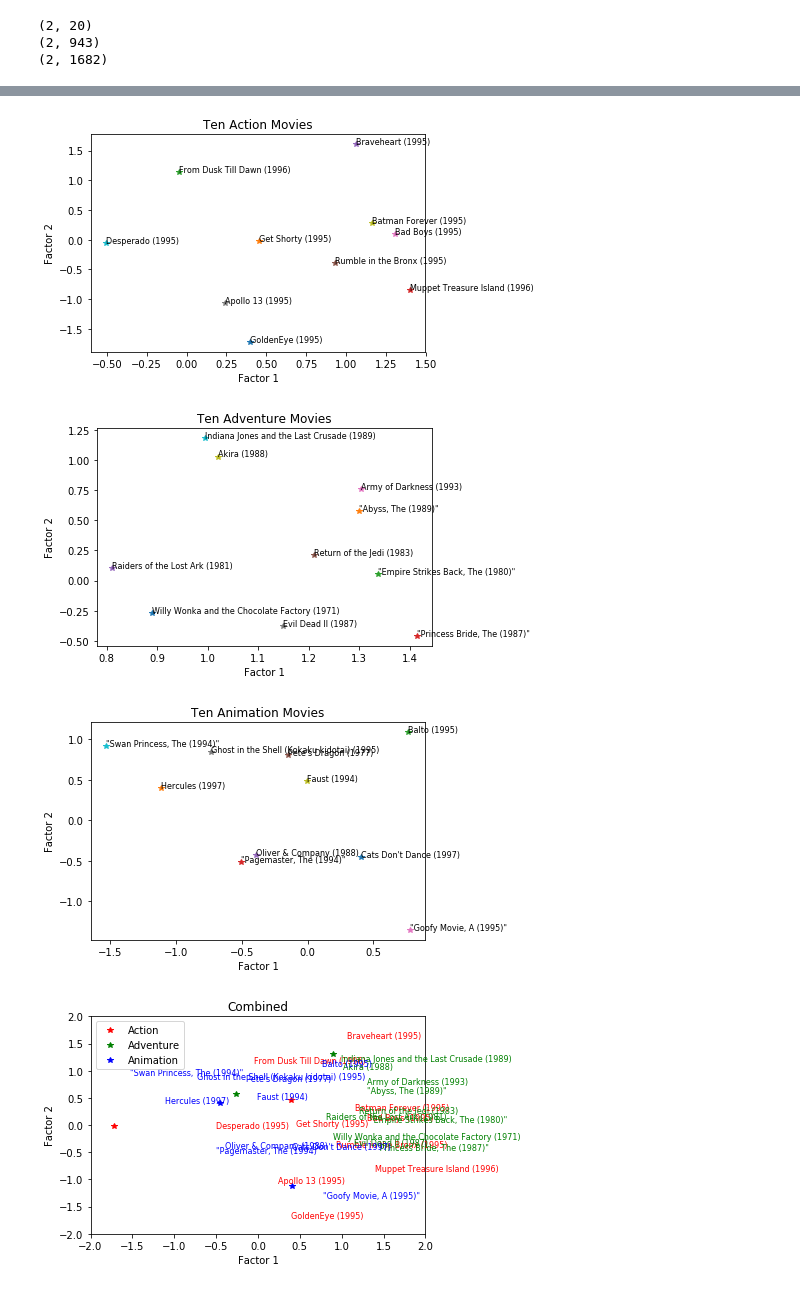
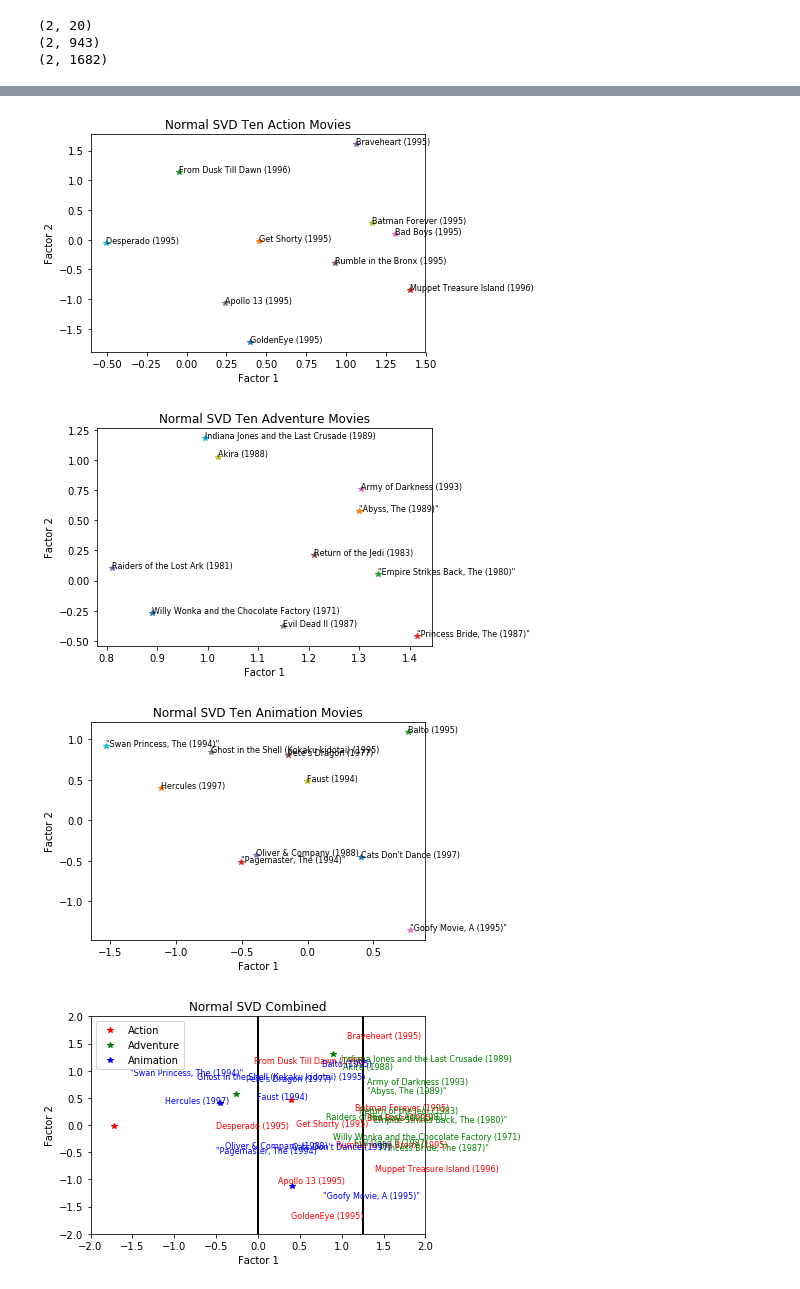
Before and after one commit to k77frank/MovieLens, a Jupyter notebook: Visualize 1.ipynb, the cells around one changed output, grey strips where cells are left out. Saved outputs shown, nothing was run; the diff lists cells and outputs as text; code cells hidden in the pictures.

```diff
--- a/Visualize 1.ipynb
+++ b/Visualize 1.ipynb
@@ -236,44 +239,46 @@ for i in range(len(action_data)):
     plt.annotate(action_names[i], (action_data[i][0], action_data[i][1]), fontsize=8)
 plt.xlabel('Factor 1')
 plt.ylabel('Factor 2')
-plt.title('Ten Action Movies')
+plt.title('Normal SVD Ten Action Movies')
 plt.show()
 for i in range(len(adventure_data)):
     plt.plot(adventure_data[i][0], adventure_data[i][1], '*')
     plt.annotate(adventure_names[i], (adventure_data[i][0], adventure_data[i][1]), fontsize=8)
 plt.xlabel('Factor 1')
 plt.ylabel('Factor 2')
-plt.title('Ten Adventure Movies')
+plt.title('Normal SVD Ten Adventure Movies')
 plt.show()
 for i in range(len(animation_data)):
     plt.plot(animation_data[i][0], animation_data[i][1], '*')
     plt.annotate(animation_names[i], (animation_data[i][0], animation_data[i][1]), fontsize=8)
 plt.xlabel('Factor 1')
 plt.ylabel('Factor 2')
-plt.title('Ten Animation Movies')
+plt.title('Normal SVD Ten Animation Movies')
 plt.show()
 
 
 
 fig, ax = plt.subplots()
 ax.plot(action_data[:][0], action_data[:][1], '*', color='red', label='Action')
 ax.plot(adventure_data[:][0], adventure_data[:][1], '*', color='green', label='Adventure')
 ax.plot(animation_data[:][0], animation_data[:][1], '*', color='blue', label='Animation')
 for i in range(len(action_data)):
     ax.annotate(action_names[i], (action_data[i][0], action_data[i][1]), fontsize=8, color='red')
 for i in range(len(adventure_data)):
     ax.annotate(adventure_names[i], (adventure_data[i][0], adventure_data[i][1]), fontsize=8, color='green')
 for i in range(len(animation_data)):
     ax.annotate(animation_names[i], (animation_data[i][0], animation_data[i][1]), fontsize=8, color='blue')
+plt.plot([1.25, 1.25], [-2, 2], 'k-', lw=2)
+plt.plot([0, 0], [-2, 2], 'k-', lw=2)
 plt.xlim(left=-2, right=2)
 plt.ylim(top=2, bottom=-2)
 plt.xlabel('Factor 1')
 plt.ylabel('Factor 2')
-plt.title('Combined')
+plt.title('Normal SVD Combined')
 plt.legend()
 plt.show()
 # %% [output]
-[figure, old version]
+[figure, new version]
-[figure, old version]
+[figure, new version]
-[figure, old version]
+[figure, new version]
-[figure, old version]
+[figure, new version]
```
Also changed, not shown: parts of 3 cells of this notebook, 39 other files.
